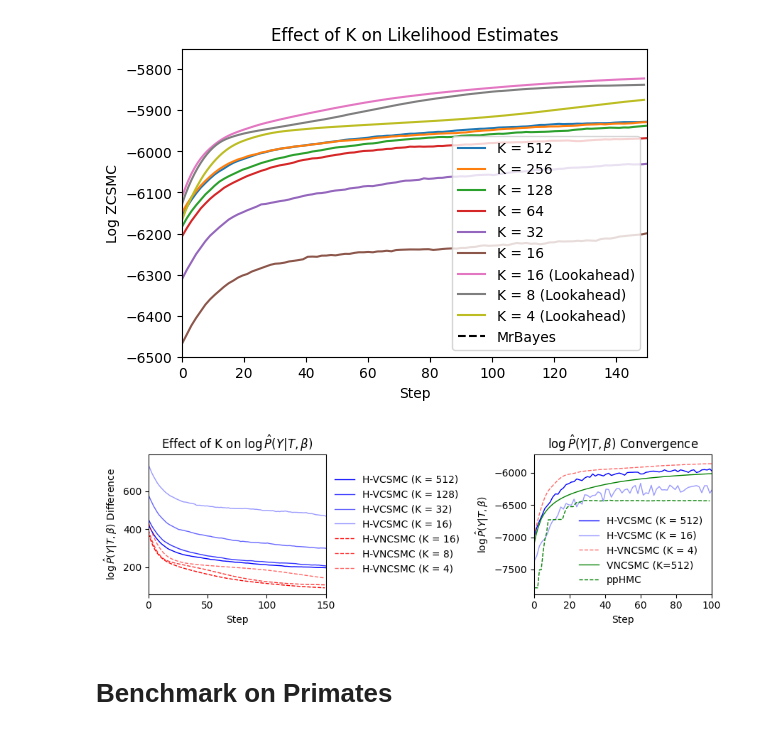
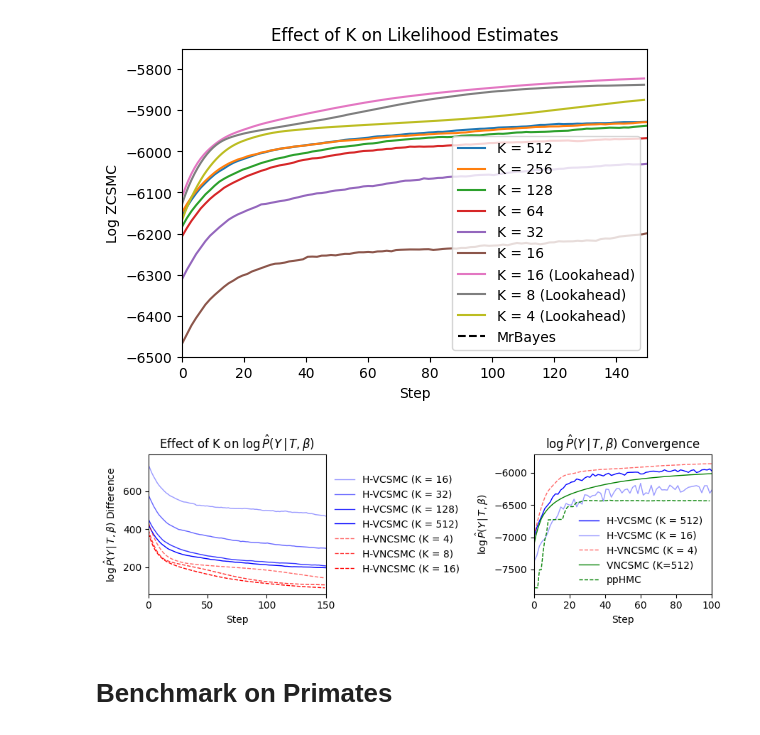
Before and after one commit to axchen7/vcsmc, a Jupyter notebook: iclr_figures/plots.ipynb, the cells around one changed output. Saved outputs shown, nothing was run; the diff lists cells and outputs as text; code cells hidden in the pictures.

```diff
--- a/iclr_figures/plots.ipynb
+++ b/iclr_figures/plots.ipynb
@@ -169,25 +169,25 @@ def plot_effect_of_k(ax):
     df = pd.read_csv(f"{data_dir}/effect_of_k.csv")
 
     color = "blue"
-    alphas = [1.0, 0.8, 0.6, 0.4]
+    alphas = [0.4, 0.6, 0.8, 1.0]
 
     # Define the main columns to plot
     columns = [
+        "Name: compare_k-16 - Log ZCSMC",
+        "Name: compare_k-32 - Log ZCSMC",
+        # "Name: compare_k-64 - Log ZCSMC",
+        "Name: compare_k-128 - Log ZCSMC",
+        # "Name: compare_k-256 - Log ZCSMC",
         "Name: compare_k-512 - Log ZCSMC",
-        # "Name: compare_k-256 - Log ZCSMC",
-        "Name: compare_k-128 - Log ZCSMC",
-        # "Name: compare_k-64 - Log ZCSMC",
-        "Name: compare_k-32 - Log ZCSMC",
-        "Name: compare_k-16 - Log ZCSMC",
     ]
 
     labels = [
+        "H-VCSMC (K = 16)",
+        "H-VCSMC (K = 32)",
+        # "K = 64",
+        "H-VCSMC (K = 128)",
+        # "K = 256",
         "H-VCSMC (K = 512)",
-        # "K = 256",
-        "H-VCSMC (K = 128)",
-        # "K = 64",
-        "H-VCSMC (K = 32)",
-        "H-VCSMC (K = 16)",
     ]
 
     # Apply the running average to each series
@@ -215,19 +215,19 @@ def plot_effect_of_k(ax):
 
     color = "red"
 
-    alphas = [1.0, 0.8, 0.6]
+    alphas = [0.6, 0.8, 1.0]
 
     # Define the main columns to plot
     columns = [
+        "compare_k-4 - Log ZCSMC",
+        "compare_k-8 - Log ZCSMC",
         "compare_k-16 - Log ZCSMC",
-        "compare_k-8 - Log ZCSMC",
-        "compare_k-4 - Log ZCSMC",
     ]
 
     labels = [
+        "H-VNCSMC (K = 4)",
+        "H-VNCSMC (K = 8)",
         "H-VNCSMC (K = 16)",
-        "H-VNCSMC (K = 8)",
-        "H-VNCSMC (K = 4)",
     ]
 
     # Apply the running average to each series
@@ -254,8 +254,8 @@ def plot_effect_of_k(ax):
 
     # Add labels and title
     ax.set_xlabel("Step")
-    ax.set_ylabel(r"$\log \hat P(Y|T,\beta)$ Difference")
-    ax.set_title(r"Effect of K on $\log \hat P(Y|T,\beta)$")
+    ax.set_ylabel(r"$\log \hat P(Y\,|\,T,\beta)$ Difference")
+    ax.set_title(r"Effect of K on $\log \hat P(Y\,|\,T,\beta)$")
     ax.legend(frameon=False, bbox_to_anchor=(1.0, 0.5), loc="center left")
 
     # Limit the x-axis
@@ -369,29 +369,29 @@ def plot_vs_other_methods(ax):
     # fmt: on
 
     ax.plot(pphmc_ll, label="ppHMC", color="green", linewidth=1.0, linestyle="--")
 
     # ===== formatting =====
 
     # Add labels and title
     ax.set_xlabel("Step")
-    ax.set_ylabel(r"$\log \hat P(Y|T,\beta)$")
-    ax.set_title(r"$\log \hat P(Y|T,\beta)$ Convergence")
+    ax.set_ylabel(r"$\log \hat P(Y\,|\,T,\beta)$")
+    ax.set_title(r"$\log \hat P(Y\,|\,T,\beta)$ Convergence")
     ax.legend(frameon=False)
 
     # Limit the x-axis
     ax.set_xlim(0, 100)
 
 
 fig, axs = plt.subplots(1, 2, figsize=(9, 3))
 
 plot_effect_of_k(axs[0])
 plot_vs_other_methods(axs[1])
 
 plt.tight_layout()
 plt.savefig("output/primates_ll.pdf")
 plt.show()
 # %% [output]
-[figure, old version]
+[figure, new version]
 # %% [markdown]
 # Benchmark on Primates
 # %%
```
Also changed, not shown: parts of 1 cell of this notebook.
